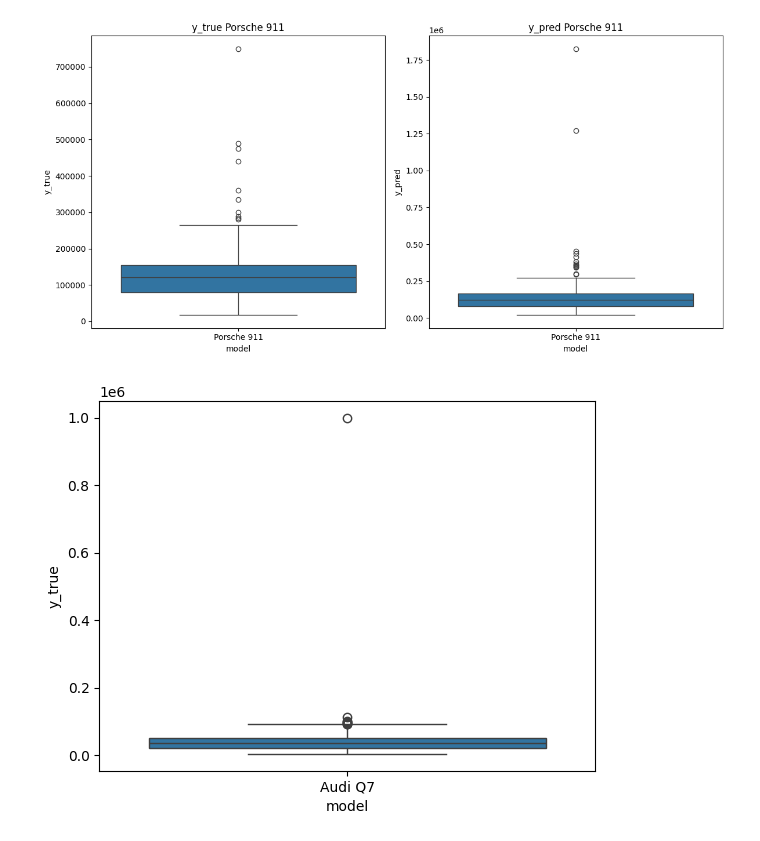
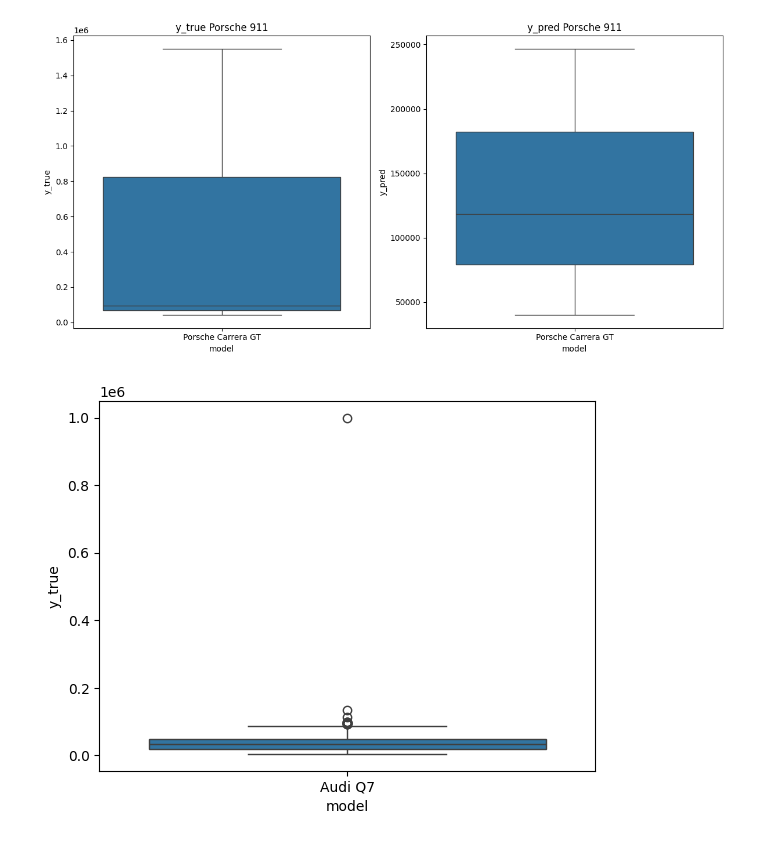
Before and after one commit to kiljos/data_mining, a Jupyter notebook: lr_main.ipynb, the cells around one changed output. Drawn from its saved outputs; the diff is of its cells as text; code cells hidden in the pictures.

```diff
--- a/lr_main.ipynb
+++ b/lr_main.ipynb
@@ -95,21 +96,25 @@ def main_transformed_target_encoding(model, use_gridsearch=False):
         y_pred = linear_regression_pipeline.predict(X_test)
         evaluate_model(y_test, y_pred, "Linear Regression (ohne GridSearch)")
 # %%
-def load_and_split_data(drop_cols = None, segment = None, stratify_on = 'model'):
+def load_and_split_data(drop_cols = None, segment = None):
     '''lädt und splittet die Daten'''
     print('-'*30)
     print('Load and splitting of data started...')
-    df = preprocessing_pipeline()
+    df = preprocess_new()
 
     if segment:
         df = preprocessing_pipeline_segment(df)
         print('Segment has been added to df')
+        #df = df[df['segment'] != 'Supersportwagen']
+        #df = df[df['segment'] != 'Luxusklasse']
+
+        df = df[df['segment'].isin(['Sportwagen', 'Luxusklasse'])]
 
     if drop_cols:
         df = df.drop(drop_cols, axis = 1)
         print(f'{drop_cols} dropped')
     print('data has been loaded and splitted')
-    return split_data(df, stratify_on)
+    return split_data(df)
 
 def build_preprocessor(numeric_features,categorical_features):
     """Baut den Preprocessor für die Pipeline"""
@@ -205,5 +248,5 @@ R²: 0.77
 # %%
-X_train, X_test, y_train, y_test, X, y, categorical_features, numeric_features = load_and_split_data(stratify_on='model')
+X_train, X_test, y_train, y_test, X, y, categorical_features, numeric_features = load_and_split_data(segment=True)
 preprocessor = build_preprocessor(numeric_features,categorical_features)
 pipeline = build_regression_pipeline(preprocessor, model = Ridge(alpha=8.53), use_log_transform = True)
 # %% [output]
@@ -265,16 +307,16 @@ import matplotlib.pyplot as plt
 # %%
 fig, axes = plt.subplots(1, 2, figsize=(12, 6))  # 1 Zeile, 2 Spalten
 
-sns.boxplot(data=df[df['model'] == 'Porsche 911'], x='model', y='y_true', ax=axes[0])
+sns.boxplot(data=df[df['model'] == 'Porsche Carrera GT'], x='model', y='y_true', ax=axes[0])
 axes[0].set_title('y_true Porsche 911')
 
-sns.boxplot(data=df[df['model'] == 'Porsche 911'], x='model', y='y_pred', ax=axes[1])
+sns.boxplot(data=df[df['model'] == 'Porsche Carrera GT'], x='model', y='y_pred', ax=axes[1])
 axes[1].set_title('y_pred Porsche 911')
 
 plt.tight_layout()
 plt.show()
 # %% [output]
-[figure, old version]
+[figure, new version]
 # %%
 sns.boxplot(data=df[df['model'] == 'Audi Q7'], x= 'model', y = 'y_true')
 plt.show()
```
Also changed, not shown: parts of 11 cells of this notebook, 4 other files.
